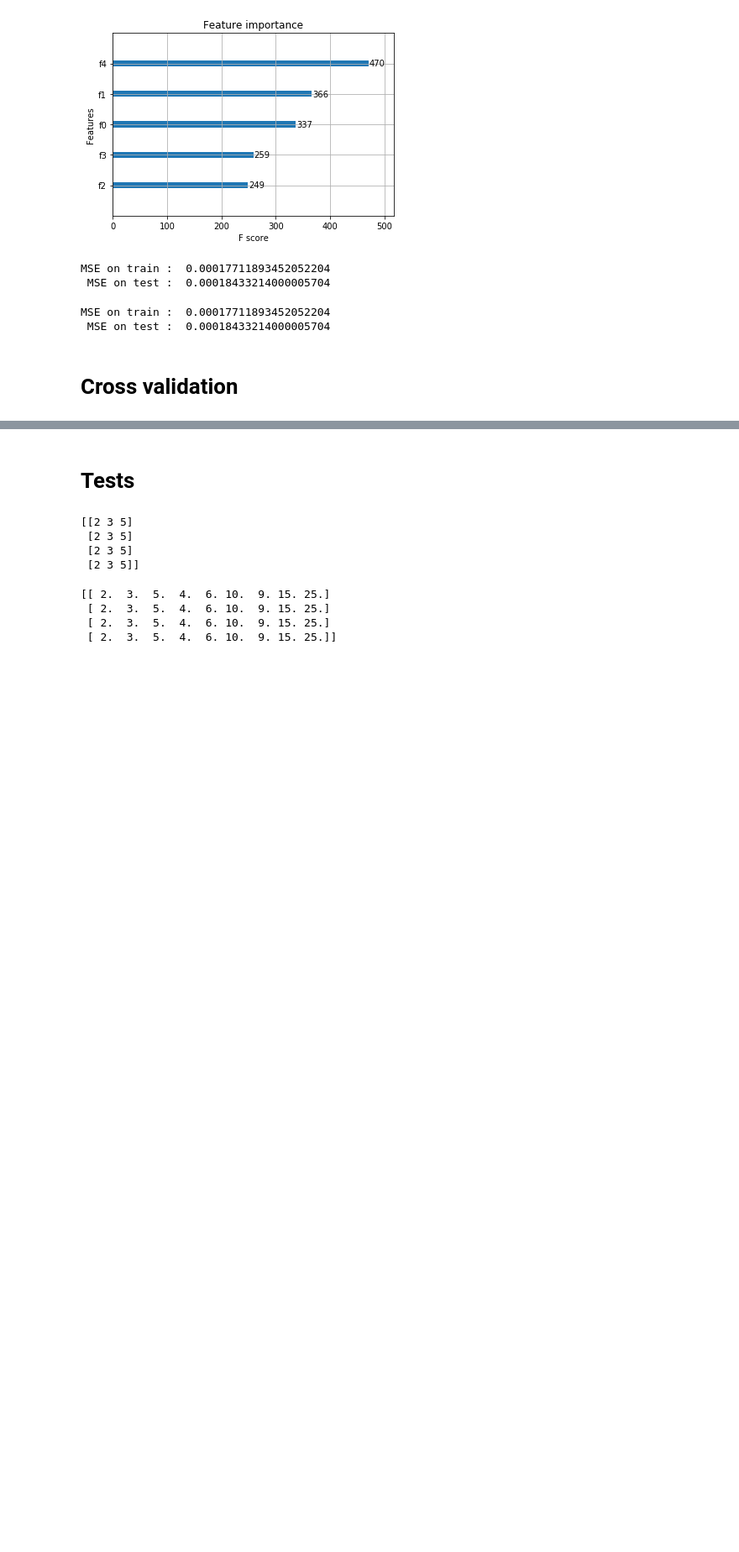
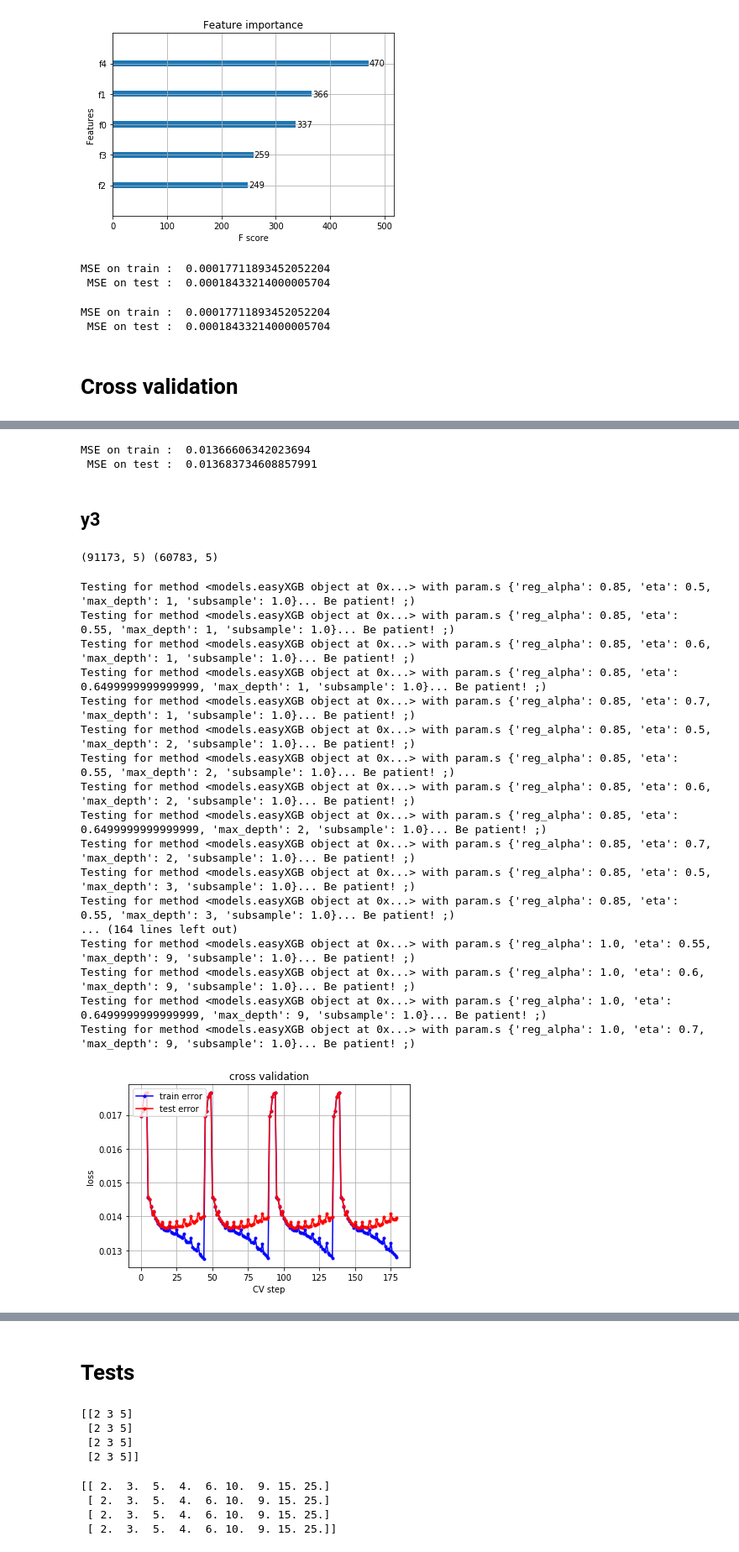
Before and after one commit to WilliamCappelletti/ML_CS433_project2, a Jupyter notebook: src/William_Notebook.ipynb, the cells around one changed output, grey strips where cells are left out. Shown at 84% size. Saved outputs shown, nothing was run; the diff lists cells and outputs as text; code cells hidden in the pictures; blank space fills up the shorter version.

```diff
--- a/src/William_Notebook.ipynb
+++ b/src/William_Notebook.ipynb
@@ -311,0 +356,38 @@ MSE on train :  0.00017315082154356677
+# %%
+easyXGBReg.fit(X_train, y2_train,  **method[1])
+
+print('MSE on train : ', easyXGBReg.score(X_train, y2_train), '\n',
+     'MSE on test : ', easyXGBReg.score(X_test, y2_test))
+# %% [output]
+MSE on train :  0.01366606342023694
+ MSE on test :  0.013683734608857991
+# %% [markdown]
+## y3
+# %%
+X_train, X_test, y3_train, y3_test = train_test_split(X, y3, test_size=0.4)
+print(X_train.shape, X_test.shape)
+y3_train, y3_test = y3_train.values, y3_test.values
+# %% [output]
+(91173, 5) (60783, 5)
+# %%
+loss_tr, loss_te, method = multi_cross_validation(X_train, y3_train,
+                                                  methods=methods, k_fold=7, seed=np.random.randint(1000))
+# %% [output]
+Testing for method <models.easyXGB object at 0x...> with param.s {'reg_alpha': 0.85, 'eta': 0.5, 'max_depth': 1, 'subsample': 1.0}... Be patient! ;)
+Testing for method <models.easyXGB object at 0x...> with param.s {'reg_alpha': 0.85, 'eta': 0.55, 'max_depth': 1, 'subsample': 1.0}... Be patient! ;)
+Testing for method <models.easyXGB object at 0x...> with param.s {'reg_alpha': 0.85, 'eta': 0.6, 'max_depth': 1, 'subsample': 1.0}... Be patient! ;)
+Testing for method <models.easyXGB object at 0x...> with param.s {'reg_alpha': 0.85, 'eta': 0.6499999999999999, 'max_depth': 1, 'subsample': 1.0}... Be patient! ;)
+Testing for method <models.easyXGB object at 0x...> with param.s {'reg_alpha': 0.85, 'eta': 0.7, 'max_depth': 1, 'subsample': 1.0}... Be patient! ;)
+Testing for method <models.easyXGB object at 0x...> with param.s {'reg_alpha': 0.85, 'eta': 0.5, 'max_depth': 2, 'subsample': 1.0}... Be patient! ;)
+Testing for method <models.easyXGB object at 0x...> with param.s {'reg_alpha': 0.85, 'eta': 0.55, 'max_depth': 2, 'subsample': 1.0}... Be patient! ;)
+Testing for method <models.easyXGB object at 0x...> with param.s {'reg_alpha': 0.85, 'eta': 0.6, 'max_depth': 2, 'subsample': 1.0}... Be patient! ;)
+Testing for method <models.easyXGB object at 0x...> with param.s {'reg_alpha': 0.85, 'eta': 0.6499999999999999, 'max_depth': 2, 'subsample': 1.0}... Be patient! ;)
+Testing for method <models.easyXGB object at 0x...> with param.s {'reg_alpha': 0.85, 'eta': 0.7, 'max_depth': 2, 'subsample': 1.0}... Be patient! ;)
+Testing for method <models.easyXGB object at 0x...> with param.s {'reg_alpha': 0.85, 'eta': 0.5, 'max_depth': 3, 'subsample': 1.0}... Be patient! ;)
+Testing for method <models.easyXGB object at 0x...> with param.s {'reg_alpha': 0.85, 'eta': 0.55, 'max_depth': 3, 'subsample': 1.0}... Be patient! ;)
+... (164 lines left out)
+Testing for method <models.easyXGB object at 0x...> with param.s {'reg_alpha': 1.0, 'eta': 0.55, 'max_depth': 9, 'subsample': 1.0}... Be patient! ;)
+Testing for method <models.easyXGB object at 0x...> with param.s {'reg_alpha': 1.0, 'eta': 0.6, 'max_depth': 9, 'subsample': 1.0}... Be patient! ;)
+Testing for method <models.easyXGB object at 0x...> with param.s {'reg_alpha': 1.0, 'eta': 0.6499999999999999, 'max_depth': 9, 'subsample': 1.0}... Be patient! ;)
+Testing for method <models.easyXGB object at 0x...> with param.s {'reg_alpha': 1.0, 'eta': 0.7, 'max_depth': 9, 'subsample': 1.0}... Be patient! ;)
+[figure, added]
```
Also changed, not shown: parts of 21 cells of this notebook, 1 other file.
